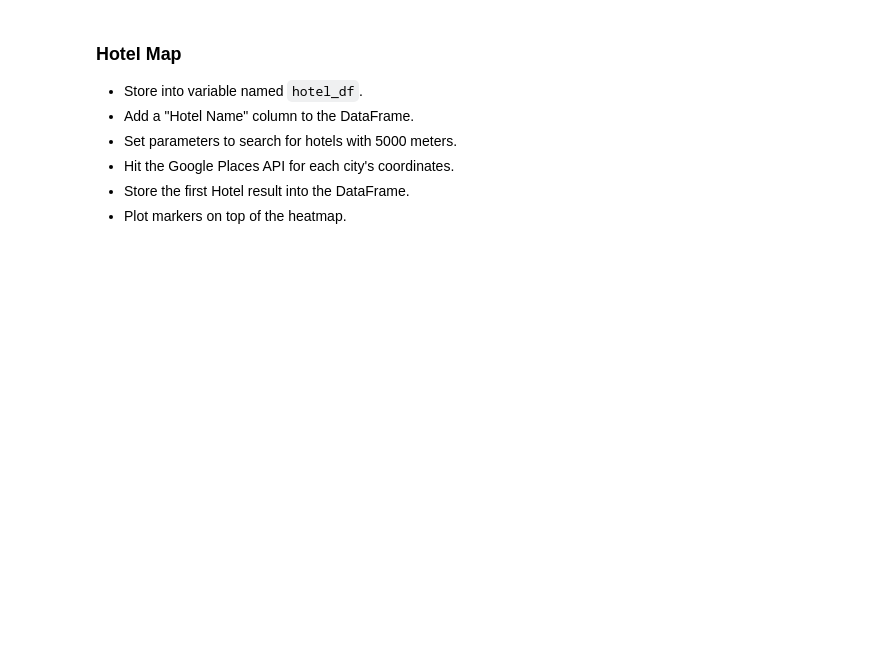
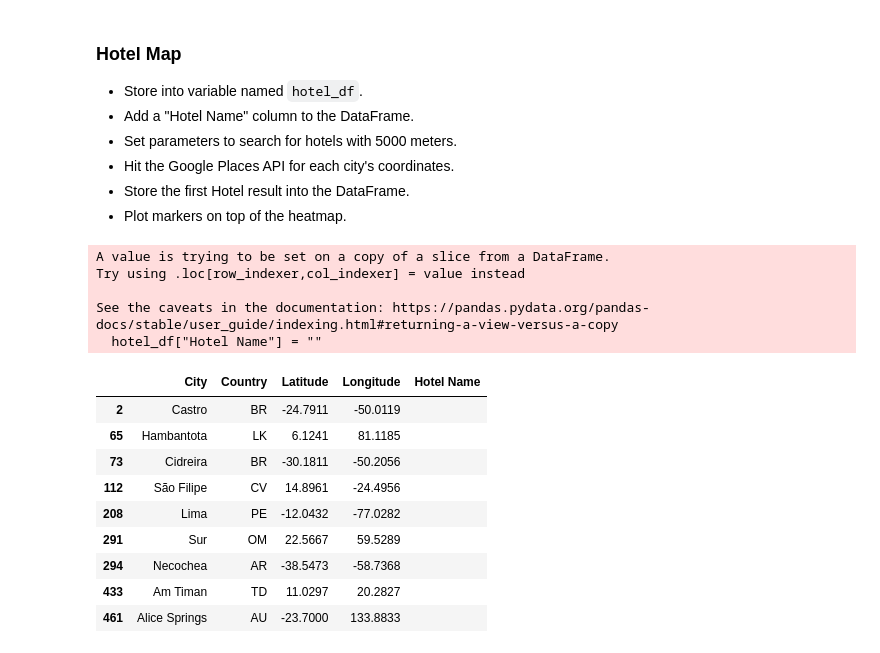
Before and after one commit to LauraHertzog/python-api-challenge, a Jupyter notebook: VacationPy-Hertzog.ipynb, the cells around one changed output. Cells and saved outputs as stored; diff of their text form; code cells hidden in the pictures; blank space fills up the shorter version.

```diff
--- a/VacationPy-Hertzog.ipynb
+++ b/VacationPy-Hertzog.ipynb
@@ -101,9 +117,25 @@ KeyError: 'Max Temp'
 * Store the first Hotel result into the DataFrame.
 * Plot markers on top of the heatmap.
 # %%
-hotel_df = weather_conditions_df.loc[:, ["City", "County", "Lat", "Lng"]]
-hotel_df["Hotel Name"] == ""
+hotel_df = weather_conditions_df[["City", "Country", "Latitude", "Longitude"]]
+hotel_df["Hotel Name"] = ""
 hotel_df
+# %% [output]
+A value is trying to be set on a copy of a slice from a DataFrame.
+Try using .loc[row_indexer,col_indexer] = value instead
+
+See the caveats in the documentation: https://pandas.pydata.org/pandas-docs/stable/user_guide/indexing.html#returning-a-view-versus-a-copy
+  hotel_df["Hotel Name"] = ""
+|  | City | Country | Latitude | Longitude | Hotel Name |
+| 2 | Castro | BR | -24.7911 | -50.0119 |  |
+| 65 | Hambantota | LK | 6.1241 | 81.1185 |  |
+| 73 | Cidreira | BR | -30.1811 | -50.2056 |  |
+| 112 | São Filipe | CV | 14.8961 | -24.4956 |  |
+| 208 | Lima | PE | -12.0432 | -77.0282 |  |
+| 291 | Sur | OM | 22.5667 | 59.5289 |  |
+| 294 | Necochea | AR | -38.5473 | -58.7368 |  |
+| 433 | Am Timan | TD | 11.0297 | 20.2827 |  |
+| 461 | Alice Springs | AU | -23.7000 | 133.8833 |  |
 # %%
 hotel_coordinates = "Lat, Lng"
 hotel_search = "hotel"
```
Also changed, not shown: parts of 6 cells of this notebook, 15 other files.
